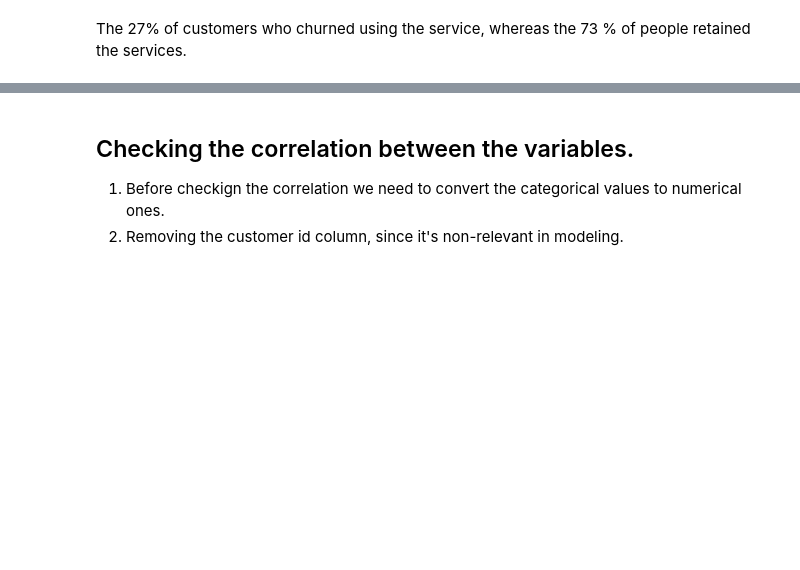
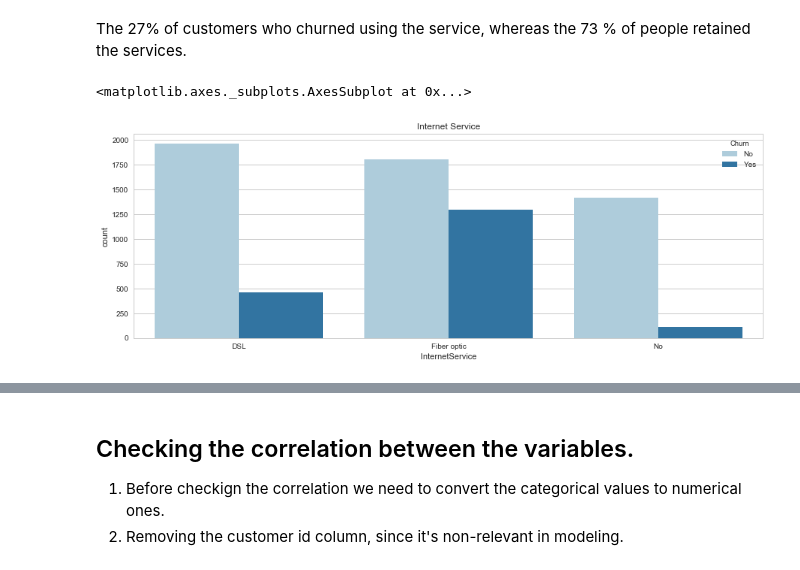
Before and after one commit to pratikshrivastava/MachineLearningProjects, a Jupyter notebook: ChurnPredictionForTelco.ipynb, the cells around one changed output, grey strips where cells are left out. Saved outputs shown, nothing was run; the diff lists cells and outputs as text; code cells hidden in the pictures; blank space fills up the shorter version.

```diff
--- a/ChurnPredictionForTelco.ipynb
+++ b/ChurnPredictionForTelco.ipynb
@@ -137,5 +137,12 @@ print(NotChurned/y.shape[0], Churned/y.shape[0])
 [figure]
 # %% [markdown]
 The 27% of customers who churned using the service, whereas the 73 % of people retained the services.
+# %%
+plt.figure(figsize = (15,5))
+plt.title("Internet Service")
+sns.countplot(data.InternetService, hue = data.Churn , palette=sns.color_palette("Paired"))
+# %% [output]
+<matplotlib.axes._subplots.AxesSubplot at 0x...>
+[figure, added]
 # %%
 plt.figure(figsize = (15,5))
```
Also changed, not shown: parts of 28 cells of this notebook.
